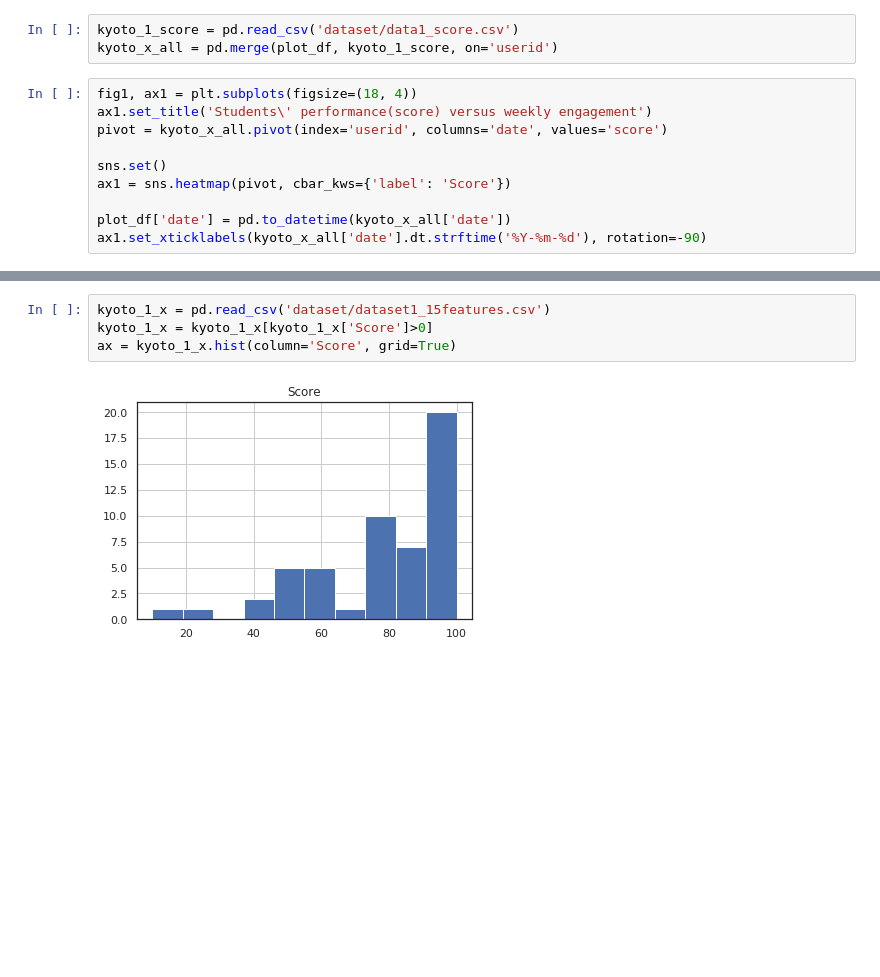
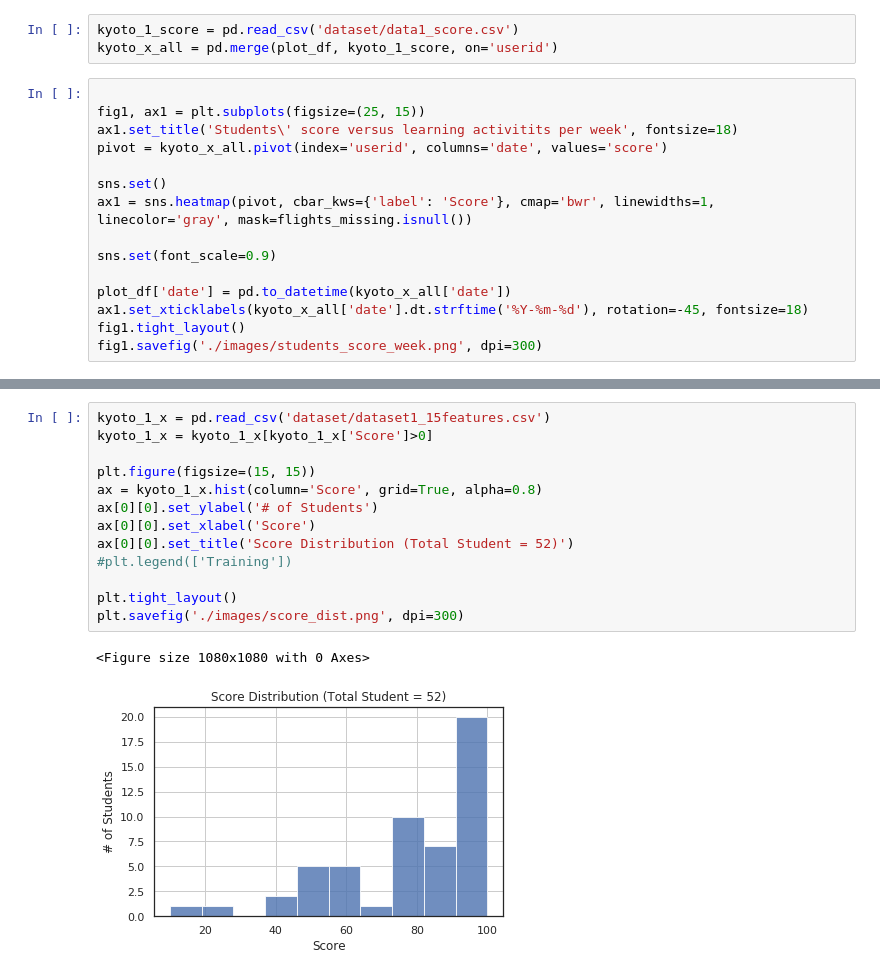
Before and after one commit to owen198/kyoto_ebook, a Jupyter notebook: Data visualization.ipynb, the cells around one changed output, grey strips where cells are left out. Cells and saved outputs as stored; diff of their text form; blank space fills up the shorter version.

```diff
--- a/Data visualization.ipynb
+++ b/Data visualization.ipynb
@@ -97,13 +105,18 @@ FileNotFoundError: [Errno 2] No such file or directory: './image/students_engage
 kyoto_1_score = pd.read_csv('dataset/data1_score.csv')
 kyoto_x_all = pd.merge(plot_df, kyoto_1_score, on='userid')
 # %%
-fig1, ax1 = plt.subplots(figsize=(18, 4))
-ax1.set_title('Students\' performance(score) versus weekly engagement')
+
+fig1, ax1 = plt.subplots(figsize=(25, 15))
+ax1.set_title('Students\' score versus learning activitits per week', fontsize=18)
 pivot = kyoto_x_all.pivot(index='userid', columns='date', values='score')
 
 sns.set()
-ax1 = sns.heatmap(pivot, cbar_kws={'label': 'Score'})
+ax1 = sns.heatmap(pivot, cbar_kws={'label': 'Score'}, cmap='bwr', linewidths=1, linecolor='gray', mask=flights_missing.isnull())
+
+sns.set(font_scale=0.9)
 
 plot_df['date'] = pd.to_datetime(kyoto_x_all['date'])
-ax1.set_xticklabels(kyoto_x_all['date'].dt.strftime('%Y-%m-%d'), rotation=-90)
+ax1.set_xticklabels(kyoto_x_all['date'].dt.strftime('%Y-%m-%d'), rotation=-45, fontsize=18)
+fig1.tight_layout()
+fig1.savefig('./images/students_score_week.png', dpi=300)
 # %% [output]
@@ -202,6 +199,16 @@ array([[<matplotlib.axes._subplots.AxesSubplot object at 0x...>,
 # %%
 kyoto_1_x = pd.read_csv('dataset/dataset1_15features.csv')
 kyoto_1_x = kyoto_1_x[kyoto_1_x['Score']>0]
-ax = kyoto_1_x.hist(column='Score', grid=True)
+
+plt.figure(figsize=(15, 15))
+ax = kyoto_1_x.hist(column='Score', grid=True, alpha=0.8)
+ax[0][0].set_ylabel('# of Students')
+ax[0][0].set_xlabel('Score')
+ax[0][0].set_title('Score Distribution (Total Student = 52)')
+#plt.legend(['Training'])
+
+plt.tight_layout()
+plt.savefig('./images/score_dist.png', dpi=300)
 # %% [output]
+<Figure size 1080x1080 with 0 Axes>
-[figure, old version]
+[figure, new version]
```
Also changed, not shown: parts of 8 cells of this notebook, 7 other files.
